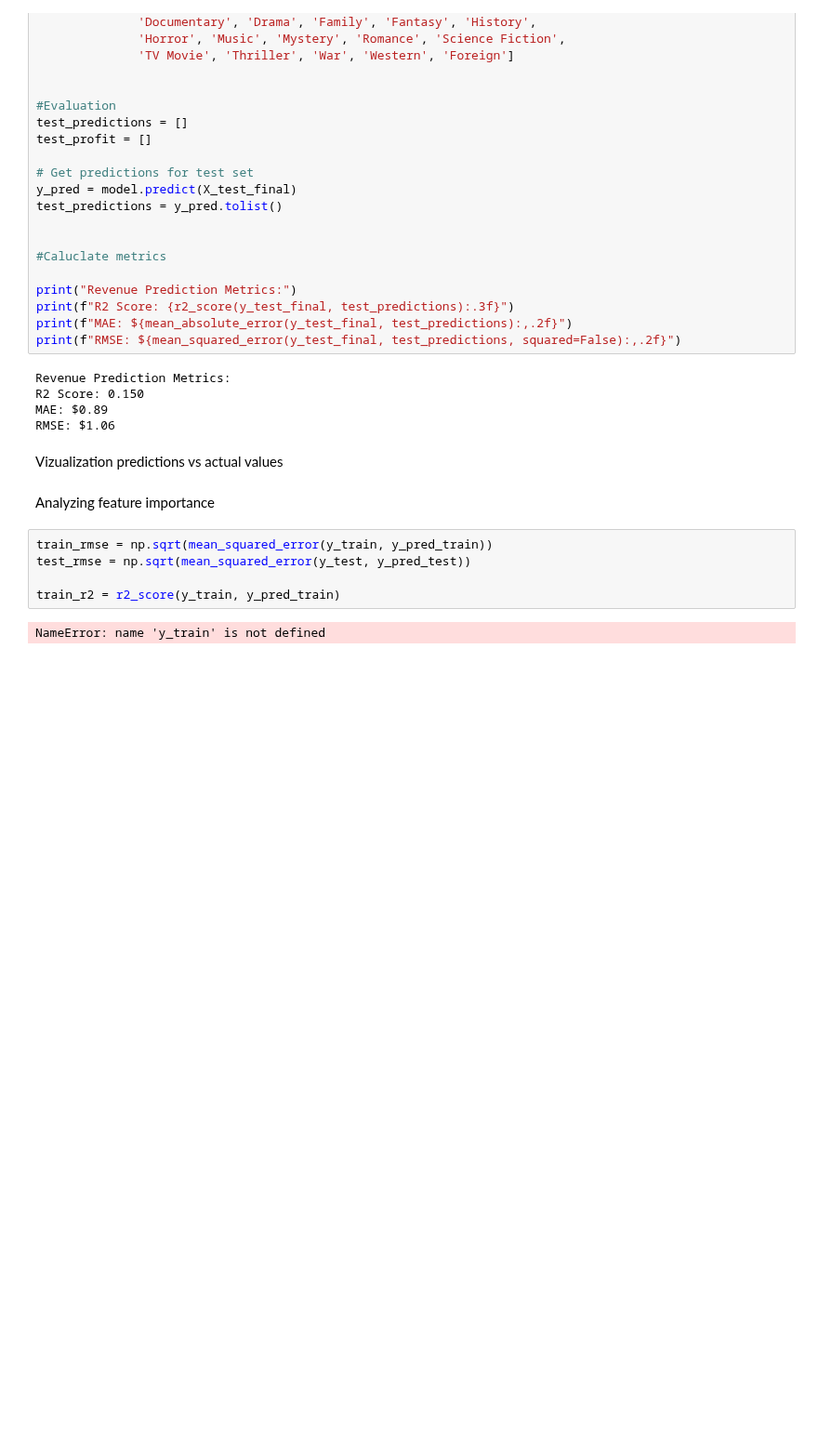
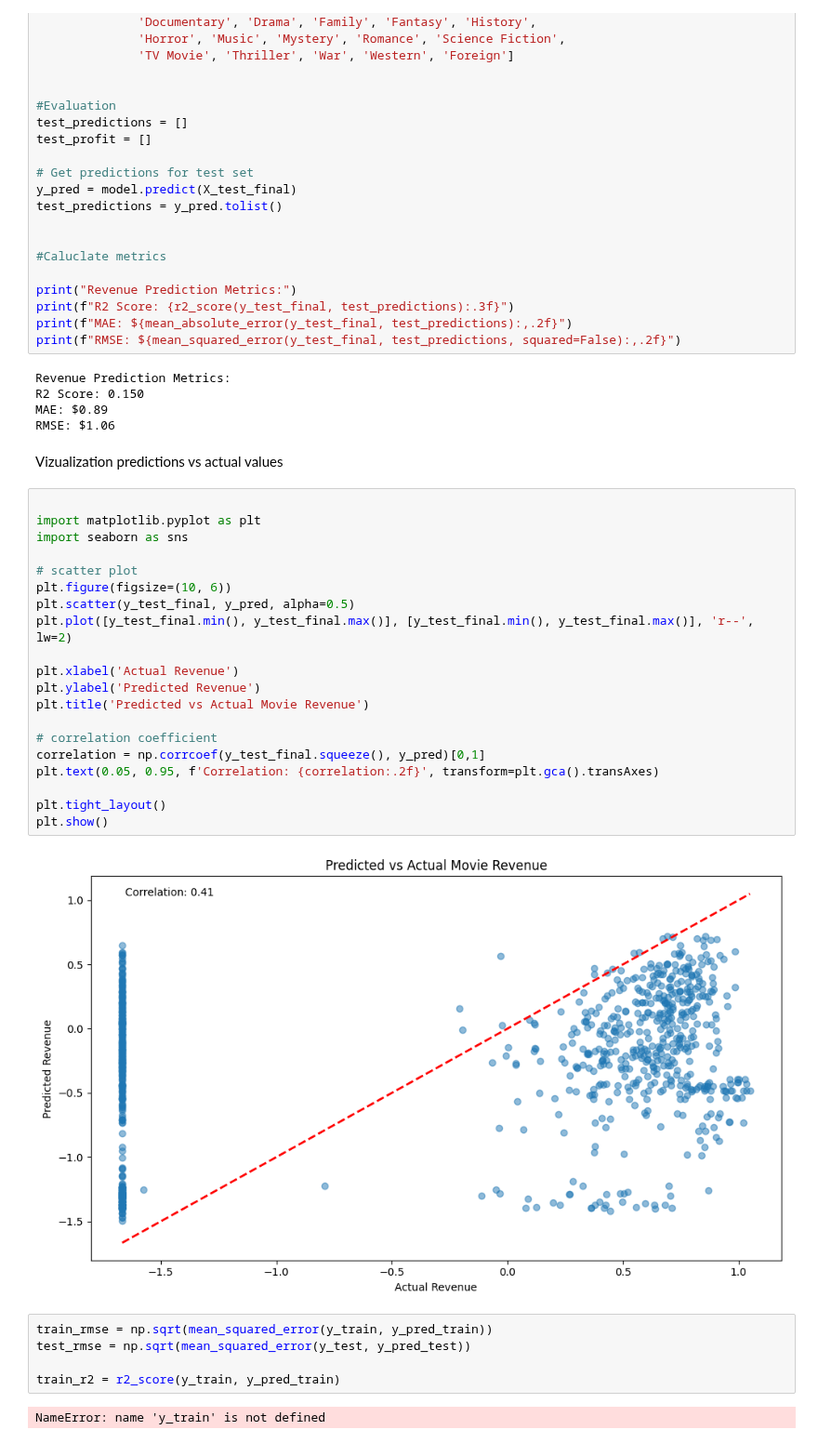
Before and after one commit to Agnieszkalukasiak/Film_Hit_prediction, a Jupyter notebook: jupyter_notebooks/modeling_evaluation.ipynb, the cells around one changed output. Shown at 93% size. Saved outputs shown, nothing was run; the diff lists cells and outputs as text; blank space fills up the shorter version.

```diff
--- a/jupyter_notebooks/modeling_evaluation.ipynb
+++ b/jupyter_notebooks/modeling_evaluation.ipynb
@@ -395,8 +434,28 @@ MAE: $0.89
 RMSE: $1.06
 # %% [markdown]
 Vizualization predictions vs actual values
-# %% [markdown]
-Analyzing feature importance
+# %%
+
+import matplotlib.pyplot as plt
+import seaborn as sns
+
+# scatter plot
+plt.figure(figsize=(10, 6))
+plt.scatter(y_test_final, y_pred, alpha=0.5)
+plt.plot([y_test_final.min(), y_test_final.max()], [y_test_final.min(), y_test_final.max()], 'r--', lw=2)
+
+plt.xlabel('Actual Revenue')
+plt.ylabel('Predicted Revenue')
+plt.title('Predicted vs Actual Movie Revenue')
+
+# correlation coefficient
+correlation = np.corrcoef(y_test_final.squeeze(), y_pred)[0,1]
+plt.text(0.05, 0.95, f'Correlation: {correlation:.2f}', transform=plt.gca().transAxes)
+
+plt.tight_layout()
+plt.show()
+# %% [output]
+[figure, added]
 # %%
 train_rmse = np.sqrt(mean_squared_error(y_train, y_pred_train))
 test_rmse = np.sqrt(mean_squared_error(y_test, y_pred_test))
```
Also changed, not shown: parts of 4 cells of this notebook, 14 other files.
